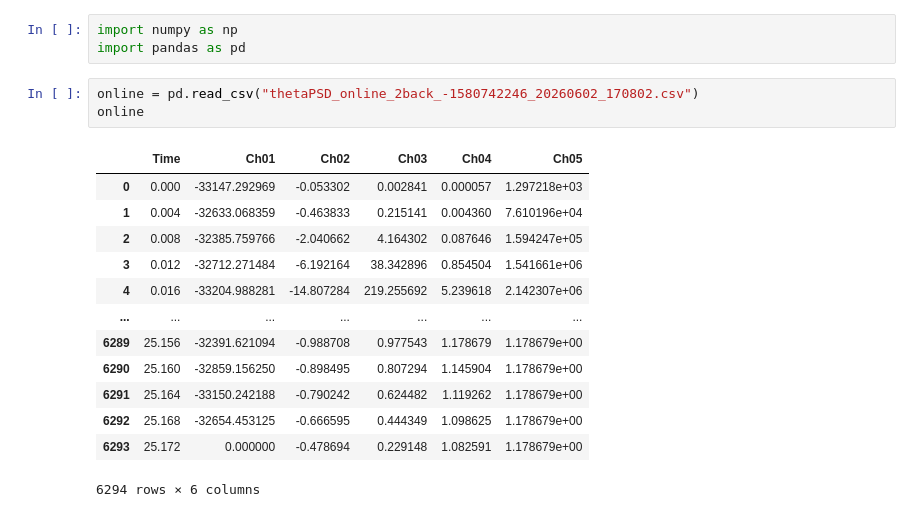
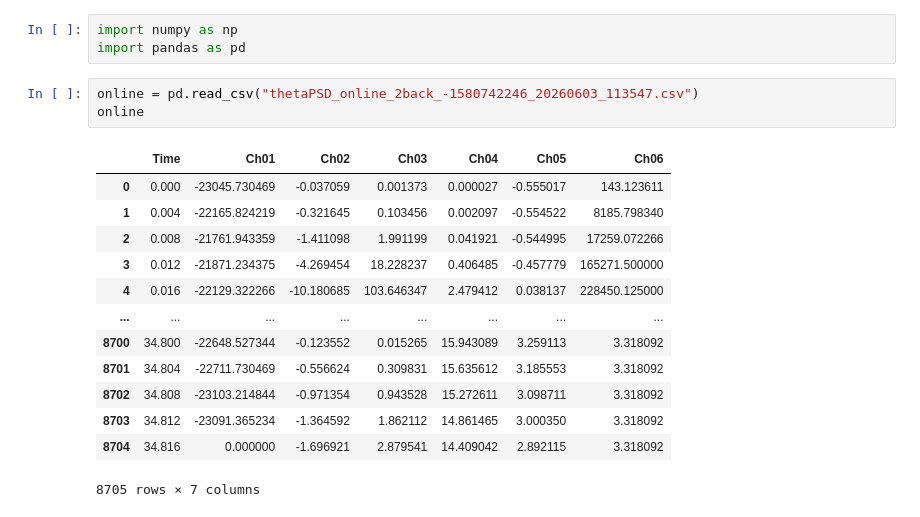
Before and after one commit to janetshin8030/OW_closedloop, a Jupyter notebook: offline_processing.ipynb, the cells around one changed output. Drawn from its saved outputs; the diff is of its cells as text.

```diff
--- a/offline_processing.ipynb
+++ b/offline_processing.ipynb
@@ -2,19 +2,19 @@
 import numpy as np
 import pandas as pd
 # %%
-online = pd.read_csv("thetaPSD_online_2back_-1580742246_20260602_170802.csv")
+online = pd.read_csv("thetaPSD_online_2back_-1580742246_20260603_113547.csv")
 online
 # %% [output]
-|  | Time | Ch01 | Ch02 | Ch03 | Ch04 | Ch05 |
-| 0 | 0.000 | -33147.292969 | -0.053302 | 0.002841 | 0.000057 | 1.297218e+03 |
-| 1 | 0.004 | -32633.068359 | -0.463833 | 0.215141 | 0.004360 | 7.610196e+04 |
-| 2 | 0.008 | -32385.759766 | -2.040662 | 4.164302 | 0.087646 | 1.594247e+05 |
-| 3 | 0.012 | -32712.271484 | -6.192164 | 38.342896 | 0.854504 | 1.541661e+06 |
-| 4 | 0.016 | -33204.988281 | -14.807284 | 219.255692 | 5.239618 | 2.142307e+06 |
-| ... | ... | ... | ... | ... | ... | ... |
-| 6289 | 25.156 | -32391.621094 | -0.988708 | 0.977543 | 1.178679 | 1.178679e+00 |
-| 6290 | 25.160 | -32859.156250 | -0.898495 | 0.807294 | 1.145904 | 1.178679e+00 |
-| 6291 | 25.164 | -33150.242188 | -0.790242 | 0.624482 | 1.119262 | 1.178679e+00 |
-| 6292 | 25.168 | -32654.453125 | -0.666595 | 0.444349 | 1.098625 | 1.178679e+00 |
-| 6293 | 25.172 | 0.000000 | -0.478694 | 0.229148 | 1.082591 | 1.178679e+00 |
+|  | Time | Ch01 | Ch02 | Ch03 | Ch04 | Ch05 | Ch06 |
+| 0 | 0.000 | -23045.730469 | -0.037059 | 0.001373 | 0.000027 | -0.555017 | 143.123611 |
+| 1 | 0.004 | -22165.824219 | -0.321645 | 0.103456 | 0.002097 | -0.554522 | 8185.798340 |
+| 2 | 0.008 | -21761.943359 | -1.411098 | 1.991199 | 0.041921 | -0.544995 | 17259.072266 |
+| 3 | 0.012 | -21871.234375 | -4.269454 | 18.228237 | 0.406485 | -0.457779 | 165271.500000 |
+| 4 | 0.016 | -22129.322266 | -10.180685 | 103.646347 | 2.479412 | 0.038137 | 228450.125000 |
+| ... | ... | ... | ... | ... | ... | ... | ... |
+| 8700 | 34.800 | -22648.527344 | -0.123552 | 0.015265 | 15.943089 | 3.259113 | 3.318092 |
+| 8701 | 34.804 | -22711.730469 | -0.556624 | 0.309831 | 15.635612 | 3.185553 | 3.318092 |
+| 8702 | 34.808 | -23103.214844 | -0.971354 | 0.943528 | 15.272611 | 3.098711 | 3.318092 |
+| 8703 | 34.812 | -23091.365234 | -1.364592 | 1.862112 | 14.861465 | 3.000350 | 3.318092 |
+| 8704 | 34.816 | 0.000000 | -1.696921 | 2.879541 | 14.409042 | 2.892115 | 3.318092 |
-6294 rows × 6 columns
+8705 rows × 7 columns
```
Also changed, not shown: parts of 8 cells of this notebook, 12 other files.
